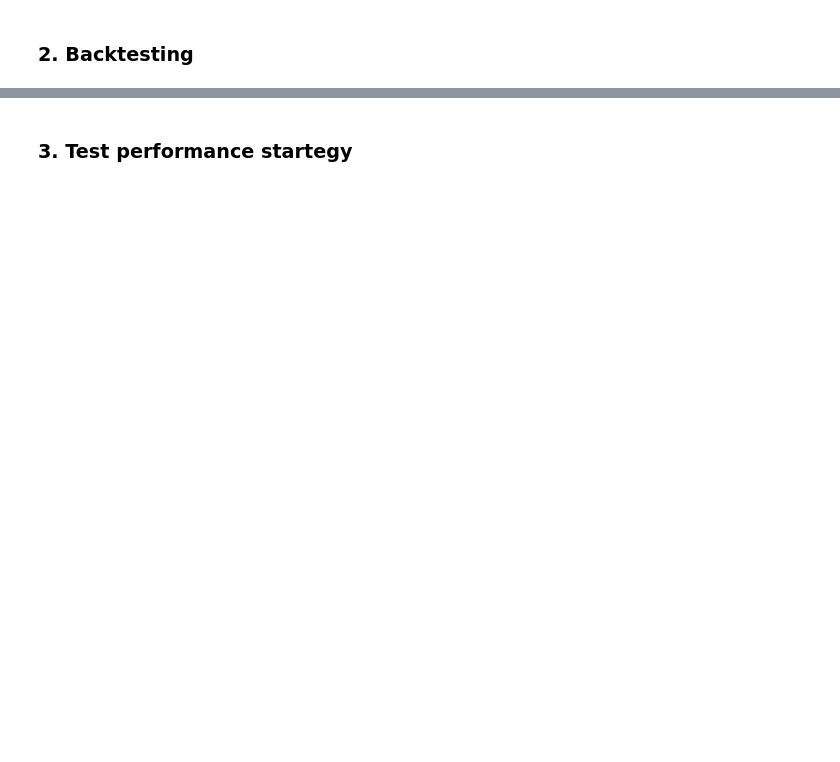
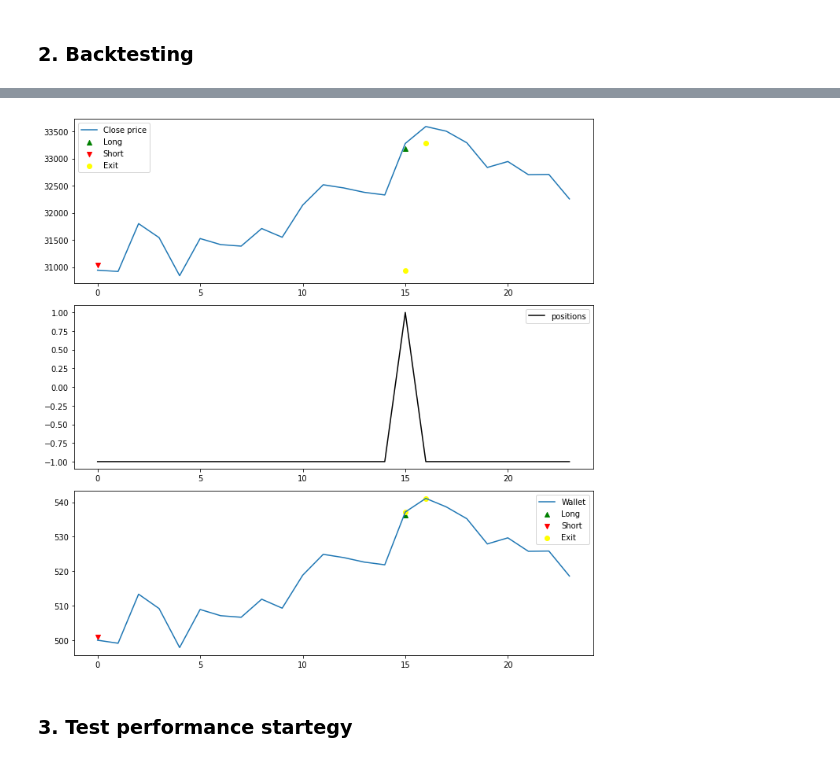
Before and after one commit to KhelifaAmeur/ML-trading-strategies, a Jupyter notebook: test_CART.ipynb, the cells around one changed output, grey strips where cells are left out. Drawn from its saved outputs; the diff is of its cells as text; code cells hidden in the pictures; blank space fills up the shorter version.

```diff
--- a/test_CART.ipynb
+++ b/test_CART.ipynb
@@ -242,3 +224,15 @@ strat.visualize()
+# %%
+strat_v = Strategy(cash=500, fees=0.001)
+strat_v.run(signal_crop_v, close_crop, verbose=False)
+wallet_v = np.array(strat_v.wallet)
+profit_list = [0]
+for i in range(1, len(wallet_v)):
+    profit_list.append(wallet_v[i]-wallet_v[i-1])
+
+profit_v = np.array(profit_list)
+strat_v.visualize()
+# %% [output]
+[figure, added]
 # %% [markdown]
 ### 3. Test performance startegy
 # %%
```
Also changed, not shown: parts of 19 cells of this notebook, 1 other file.
